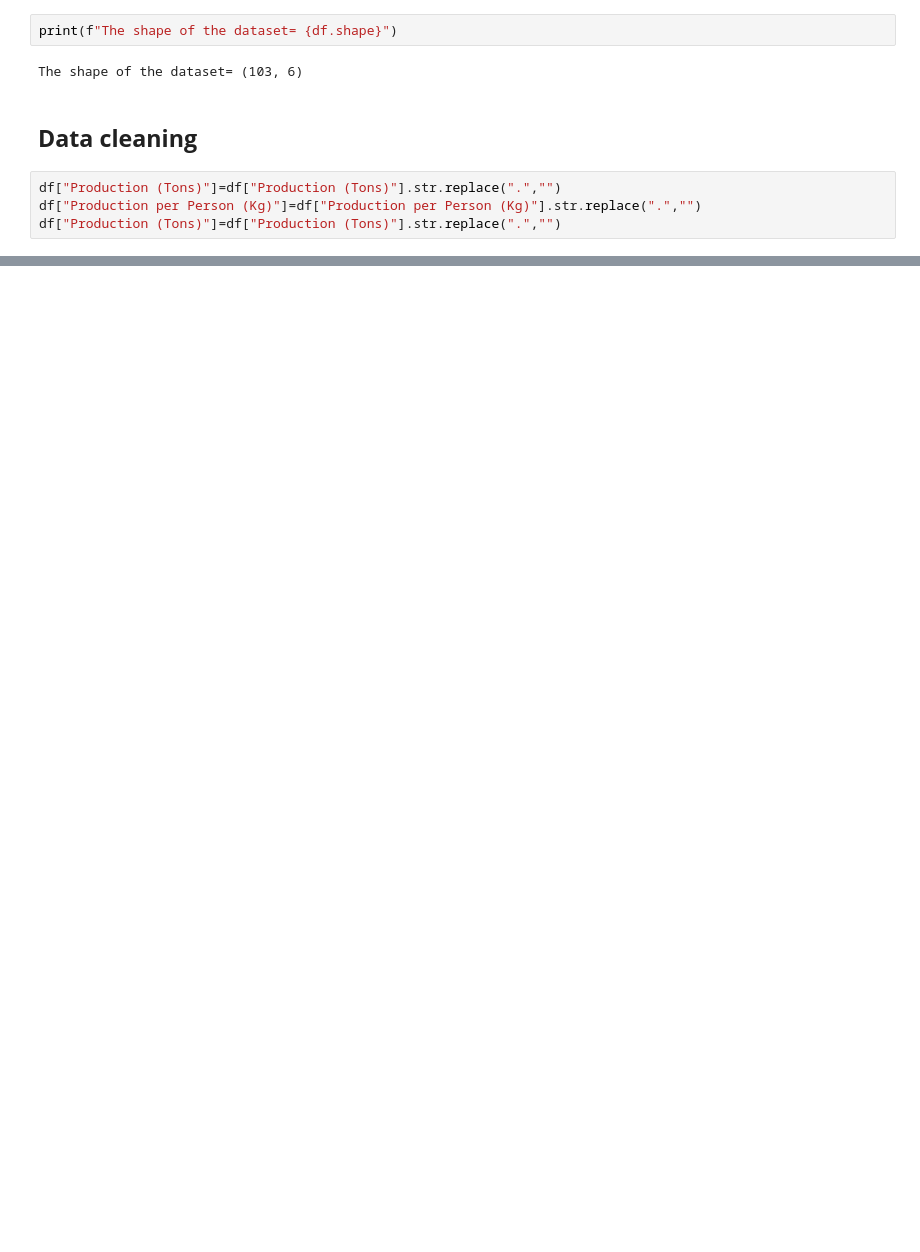
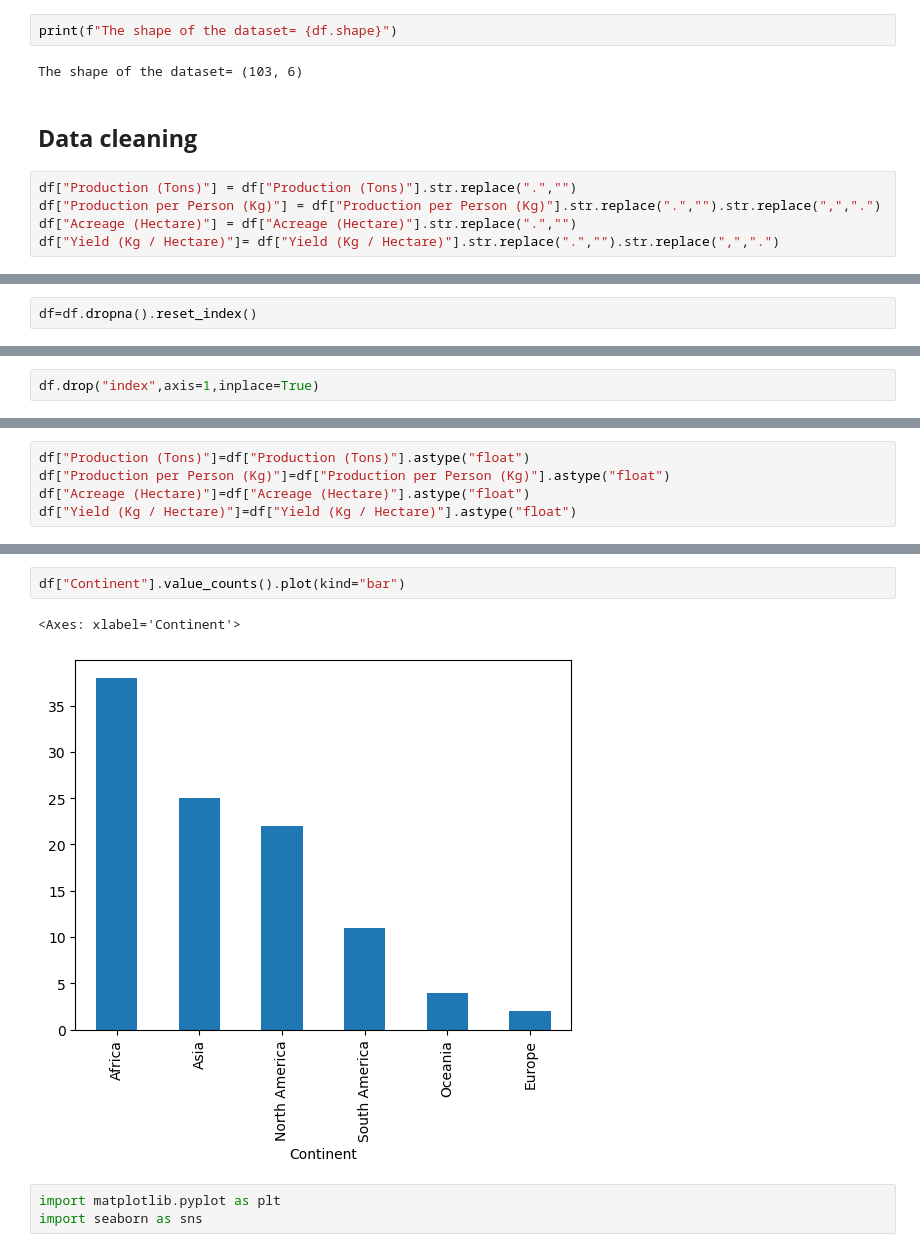
Before and after one commit to Sameershrinath/5th_sem, a Jupyter notebook: PYTHON/DATA_SCIENCE/Data_analysis01.ipynb, the cells around one changed output, grey strips where cells are left out. Saved outputs shown, nothing was run; the diff lists cells and outputs as text; blank space fills up the shorter version.

```diff
--- a/PYTHON/DATA_SCIENCE/Data_analysis01.ipynb
+++ b/PYTHON/DATA_SCIENCE/Data_analysis01.ipynb
@@ -23,6 +23,7 @@ The shape of the dataset= (103, 6)
 # %% [markdown]
 ## **Data cleaning**
 # %%
-df["Production (Tons)"]=df["Production (Tons)"].str.replace(".","")
-df["Production per Person (Kg)"]=df["Production per Person (Kg)"].str.replace(".","")
-df["Production (Tons)"]=df["Production (Tons)"].str.replace(".","")
+df["Production (Tons)"] = df["Production (Tons)"].str.replace(".","")
+df["Production per Person (Kg)"] = df["Production per Person (Kg)"].str.replace(".","").str.replace(",",".")
+df["Acreage (Hectare)"] = df["Acreage (Hectare)"].str.replace(".","")
+df["Yield (Kg / Hectare)"]= df["Yield (Kg / Hectare)"].str.replace(".","").str.replace(",",".")
@@ -28,0 +49,2 @@ df["Production (Tons)"]=df["Production (Tons)"].str.replace(".","")
+# %%
+df=df.dropna().reset_index()
@@ -28,0 +71,2 @@ df["Production (Tons)"]=df["Production (Tons)"].str.replace(".","")
+# %%
+df.drop("index",axis=1,inplace=True)
@@ -28,0 +92,5 @@ df["Production (Tons)"]=df["Production (Tons)"].str.replace(".","")
+# %%
+df["Production (Tons)"]=df["Production (Tons)"].astype("float")
+df["Production per Person (Kg)"]=df["Production per Person (Kg)"].astype("float")
+df["Acreage (Hectare)"]=df["Acreage (Hectare)"].astype("float")
+df["Yield (Kg / Hectare)"]=df["Yield (Kg / Hectare)"].astype("float")
@@ -28,0 +130,8 @@ df["Production (Tons)"]=df["Production (Tons)"].str.replace(".","")
+# %%
+df["Continent"].value_counts().plot(kind="bar")
+# %% [output]
+<Axes: xlabel='Continent'>
+[figure, added]
+# %%
+import matplotlib.pyplot as plt
+import seaborn as sns
```
Also changed, not shown: parts of 13 cells of this notebook.
